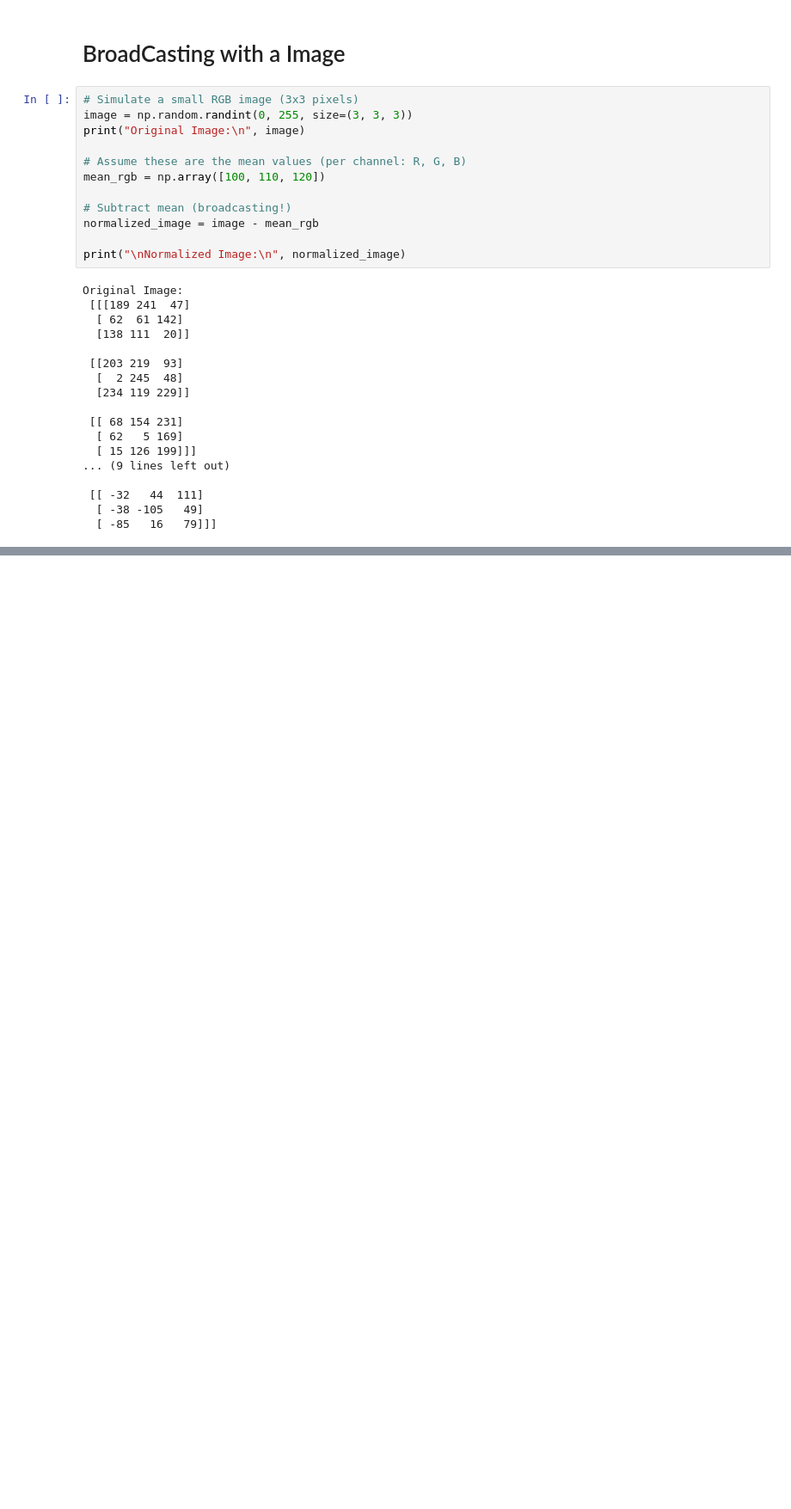
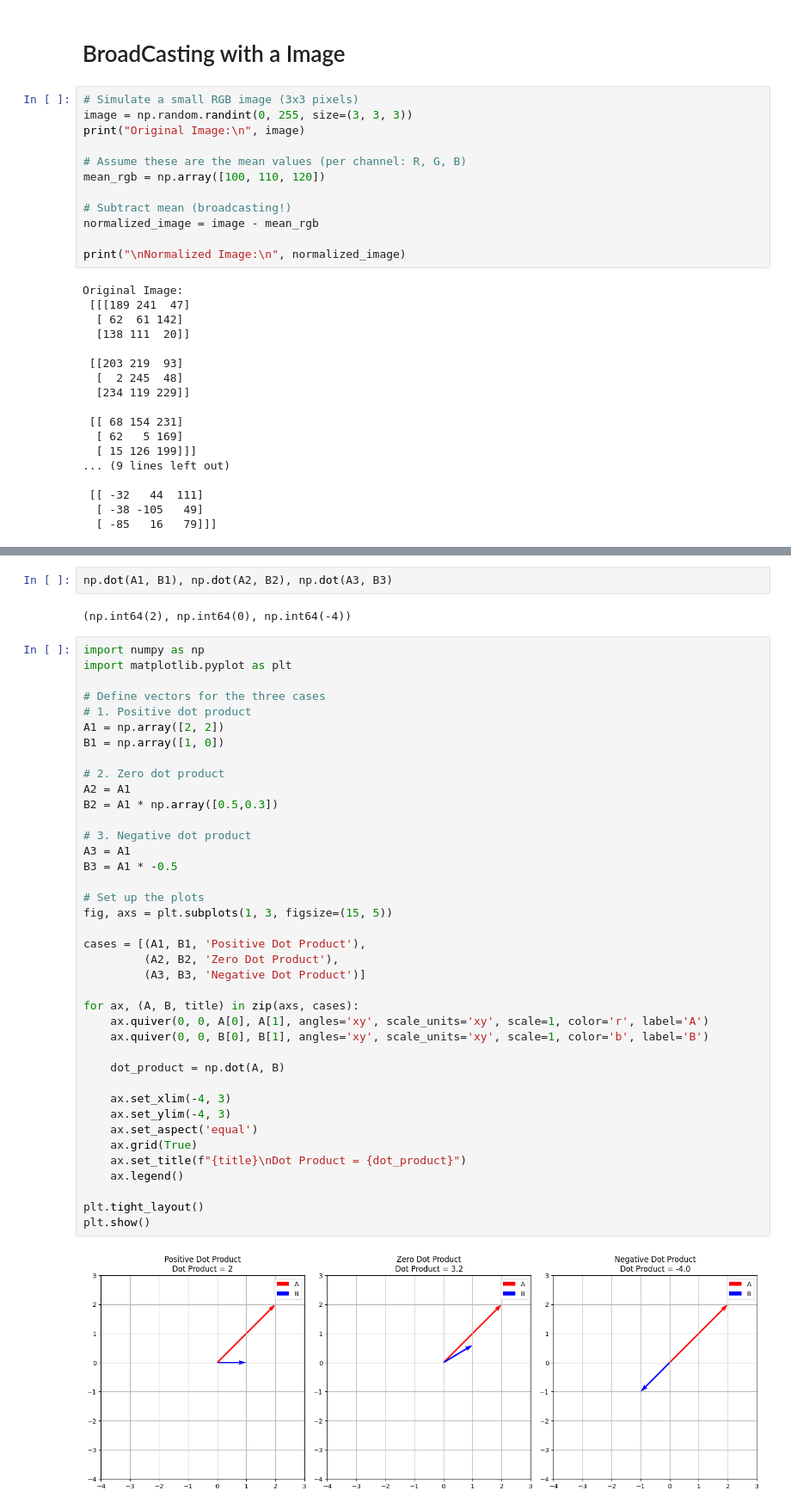
Before and after one commit to yenokhakobyan/Introduction-To-Data-Science-PA, a Jupyter notebook: notebooks/1. introduction_presentation.ipynb, the cells around one changed output, grey strips where cells are left out. Shown at 86% size. Saved outputs shown, nothing was run; the diff lists cells and outputs as text; blank space fills up the shorter version.

```diff
--- a/notebooks/1. introduction_presentation.ipynb
+++ b/notebooks/1. introduction_presentation.ipynb
@@ -259,0 +303,45 @@ Original Image:
+# %%
+np.dot(A1, B1), np.dot(A2, B2), np.dot(A3, B3)
+# %% [output]
+(np.int64(2), np.int64(0), np.int64(-4))
+# %%
+import numpy as np
+import matplotlib.pyplot as plt
+
+# Define vectors for the three cases
+# 1. Positive dot product
+A1 = np.array([2, 2])
+B1 = np.array([1, 0])
+
+# 2. Zero dot product
+A2 = A1
+B2 = A1 * np.array([0.5,0.3])
+
+# 3. Negative dot product
+A3 = A1
+B3 = A1 * -0.5
+
+# Set up the plots
+fig, axs = plt.subplots(1, 3, figsize=(15, 5))
+
+cases = [(A1, B1, 'Positive Dot Product'),
+         (A2, B2, 'Zero Dot Product'),
+         (A3, B3, 'Negative Dot Product')]
+
+for ax, (A, B, title) in zip(axs, cases):
+    ax.quiver(0, 0, A[0], A[1], angles='xy', scale_units='xy', scale=1, color='r', label='A')
+    ax.quiver(0, 0, B[0], B[1], angles='xy', scale_units='xy', scale=1, color='b', label='B')
+
+    dot_product = np.dot(A, B)
+
+    ax.set_xlim(-4, 3)
+    ax.set_ylim(-4, 3)
+    ax.set_aspect('equal')
+    ax.grid(True)
+    ax.set_title(f"{title}\nDot Product = {dot_product}")
+    ax.legend()
+
+plt.tight_layout()
+plt.show()
+# %% [output]
+[figure, added]
```
Also changed, not shown: parts of 6 cells of this notebook.
